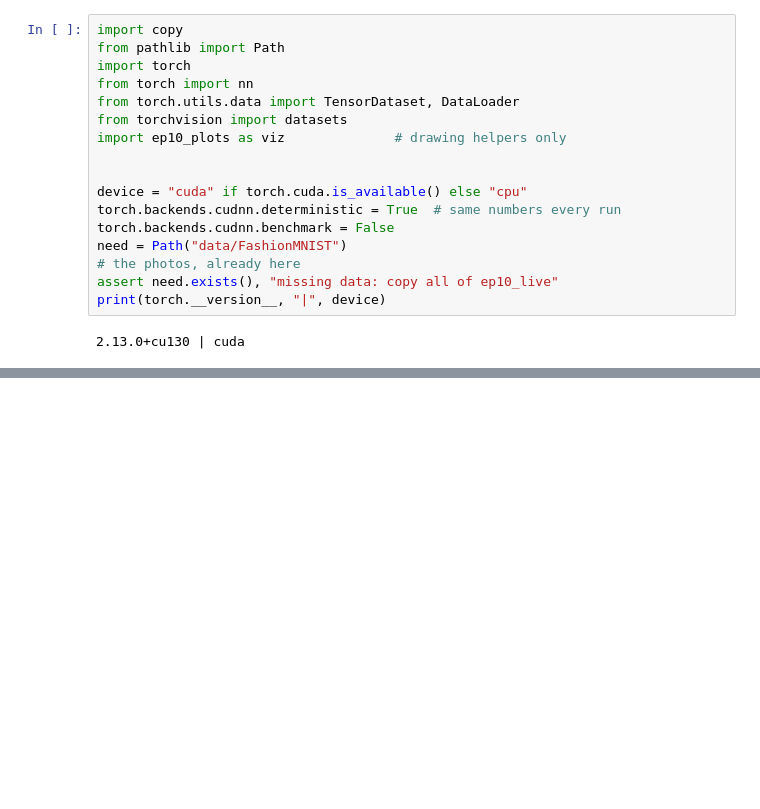
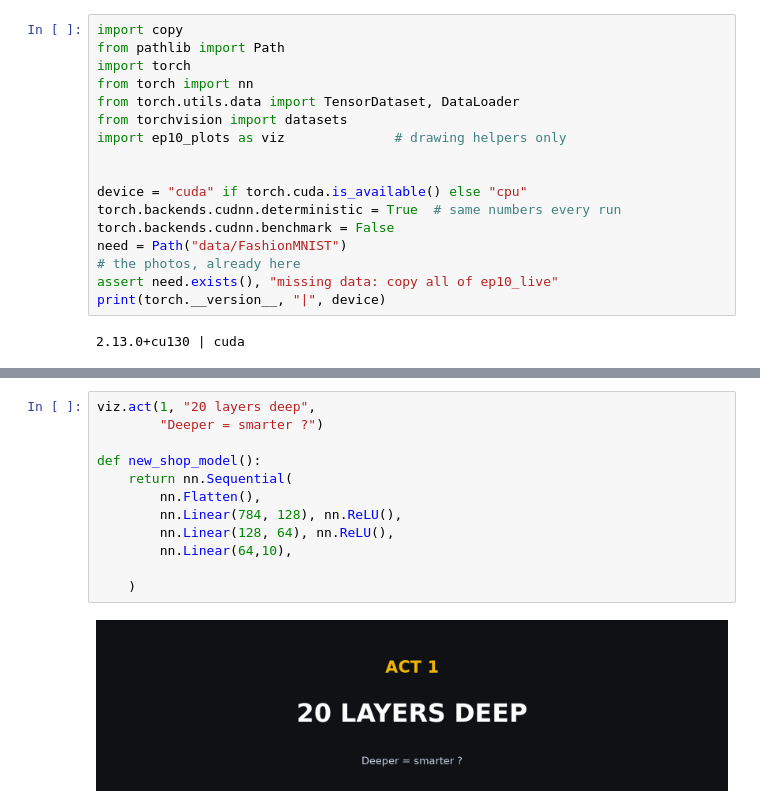
Before and after one commit to optimizer-step/pytorch_series, a Jupyter notebook: ep_10_live/batchnorm_vanishing_gradients.ipynb, the cells around one changed output, grey strips where cells are left out. Saved outputs shown, nothing was run; the diff lists cells and outputs as text; blank space fills up the shorter version.

```diff
--- a/ep_10_live/batchnorm_vanishing_gradients.ipynb
+++ b/ep_10_live/batchnorm_vanishing_gradients.ipynb
@@ -34,0 +49,14 @@ RuntimeError: Dataset not found. You can use download=True to download it
+# %%
+viz.act(1, "20 layers deep",
+        "Deeper = smarter ?")
+
+def new_shop_model():
+    return nn.Sequential(
+        nn.Flatten(),
+        nn.Linear(784, 128), nn.ReLU(),
+        nn.Linear(128, 64), nn.ReLU(),
+        nn.Linear(64,10),
+
+    )
+# %% [output]
+[figure, added]
```
Also changed, not shown: parts of 25 cells of this notebook, 8 other files.
